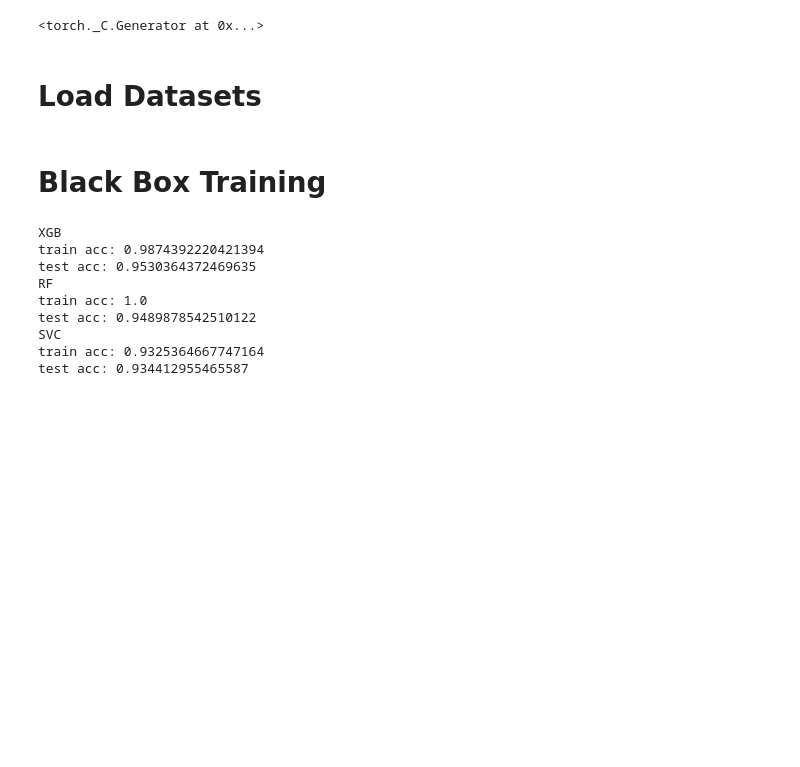
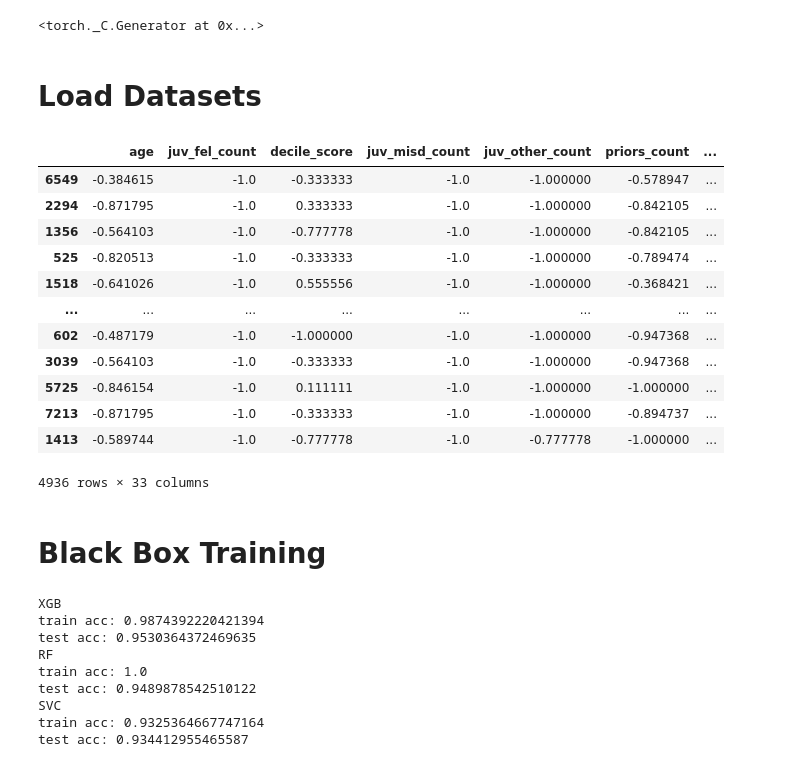
Before and after one commit to francescobodria/CP-ILS, a Jupyter notebook: main.ipynb, the cells around one changed output. Cells and saved outputs as stored; diff of their text form; code cells hidden in the pictures; blank space fills up the shorter version.

```diff
--- a/main.ipynb
+++ b/main.ipynb
@@ -24,6 +24,22 @@ dataset_name = 'compas'
 from exp.data_loader import load_tabular_data
 
 X_train, X_test, Y_train, Y_test, df = load_tabular_data(dataset_name)
+# %%
+X_train
+# %% [output]
+|  | age | juv_fel_count | decile_score | juv_misd_count | juv_other_count | priors_count | ... |
+| 6549 | -0.384615 | -1.0 | -0.333333 | -1.0 | -1.000000 | -0.578947 | ... |
+| 2294 | -0.871795 | -1.0 | 0.333333 | -1.0 | -1.000000 | -0.842105 | ... |
+| 1356 | -0.564103 | -1.0 | -0.777778 | -1.0 | -1.000000 | -0.842105 | ... |
+| 525 | -0.820513 | -1.0 | -0.333333 | -1.0 | -1.000000 | -0.789474 | ... |
+| 1518 | -0.641026 | -1.0 | 0.555556 | -1.0 | -1.000000 | -0.368421 | ... |
+| ... | ... | ... | ... | ... | ... | ... | ... |
+| 602 | -0.487179 | -1.0 | -1.000000 | -1.0 | -1.000000 | -0.947368 | ... |
+| 3039 | -0.564103 | -1.0 | -0.333333 | -1.0 | -1.000000 | -0.947368 | ... |
+| 5725 | -0.846154 | -1.0 | 0.111111 | -1.0 | -1.000000 | -1.000000 | ... |
+| 7213 | -0.871795 | -1.0 | -0.333333 | -1.0 | -1.000000 | -0.894737 | ... |
+| 1413 | -0.589744 | -1.0 | -0.777778 | -1.0 | -0.777778 | -1.000000 | ... |
+4936 rows × 33 columns
 # %% [markdown]
 # Black Box Training
 # %%
```
Also changed, not shown: parts of 4 cells of this notebook, 1 other file.
